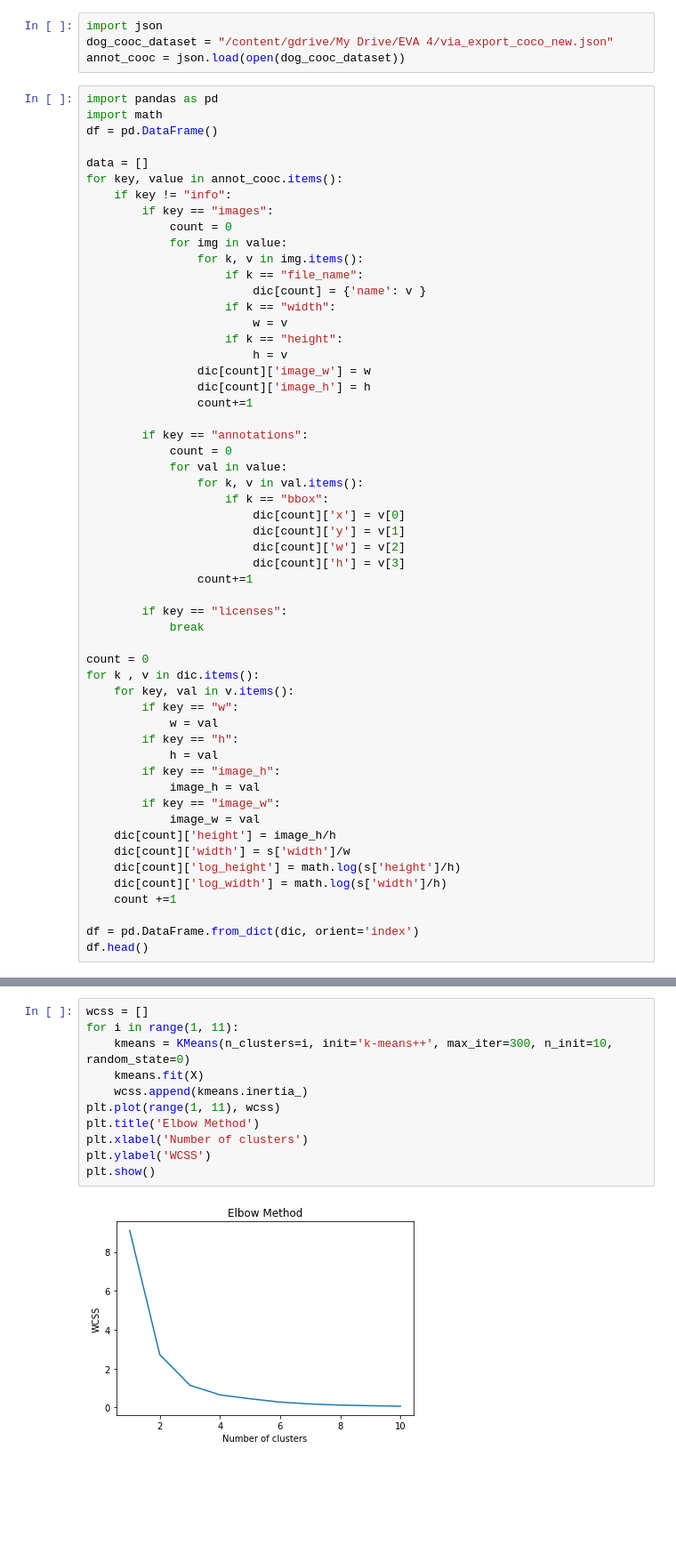
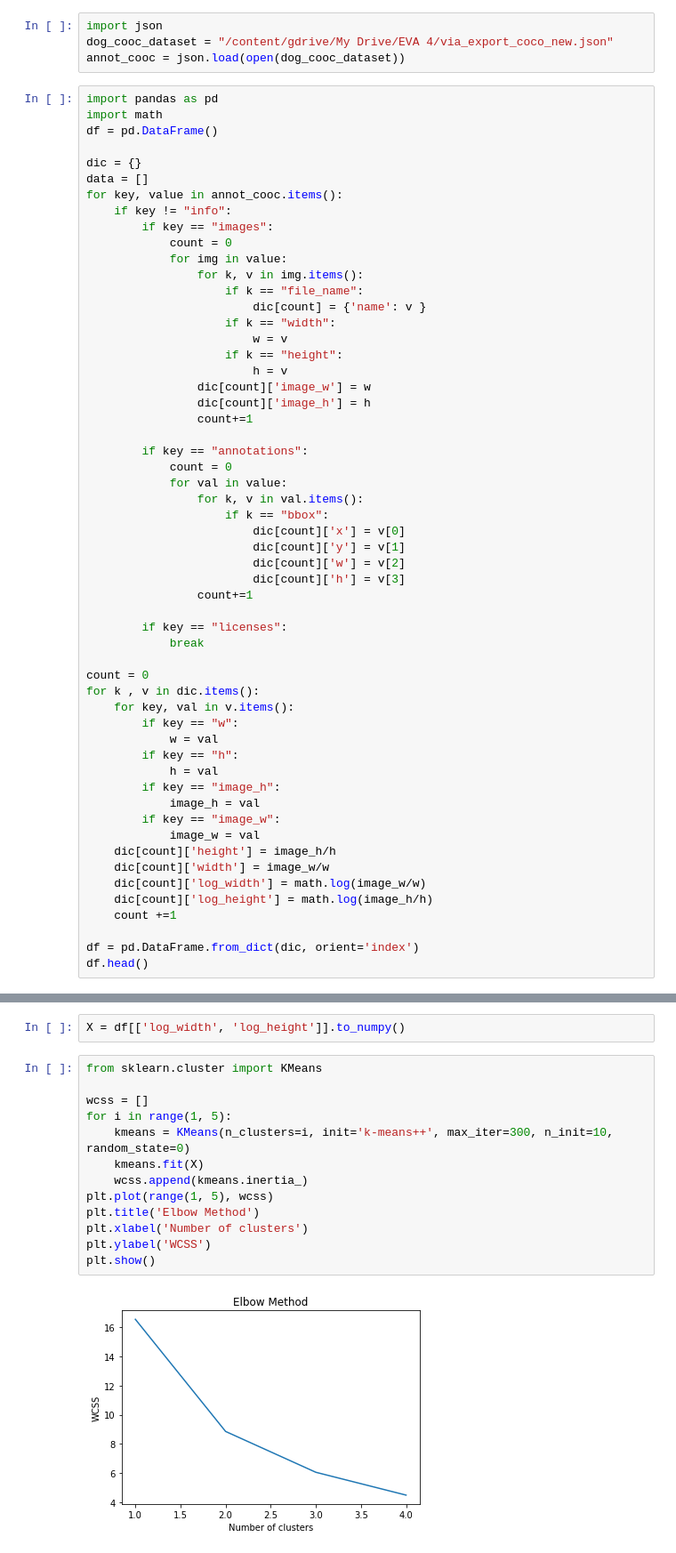
Before and after one commit to pandian-raja/EVA4_Session12, a Jupyter notebook: Session12_Assignment_B.ipynb, the cells around one changed output, grey strips where cells are left out. Shown at 89% size. Drawn from its saved outputs; the diff is of its cells as text; blank space fills up the shorter version.

```diff
--- a/Session12_Assignment_B.ipynb
+++ b/Session12_Assignment_B.ipynb
@@ -16,6 +16,7 @@ import pandas as pd
 import math
 df = pd.DataFrame()
 
+dic = {}
 data = []
 for key, value in annot_cooc.items():
     if key != "info":
@@ -59,9 +60,9 @@ for k , v in dic.items():
         if key == "image_w":
             image_w = val
     dic[count]['height'] = image_h/h
-    dic[count]['width'] = s['width']/w
-    dic[count]['log_height'] = math.log(s['height']/h)
-    dic[count]['log_width'] = math.log(s['width']/h)
+    dic[count]['width'] = image_w/w
+    dic[count]['log_width'] = math.log(image_w/w)
+    dic[count]['log_height'] = math.log(image_h/h)
     count +=1
 
 df = pd.DataFrame.from_dict(dic, orient='index')
@@ -86,16 +87,20 @@ df.plot.scatter('log_width', 'log_height')
+# %%
+X = df[['log_width', 'log_height']].to_numpy()
 # %%
+from sklearn.cluster import KMeans
+
 wcss = []
-for i in range(1, 11):
+for i in range(1, 5):
     kmeans = KMeans(n_clusters=i, init='k-means++', max_iter=300, n_init=10, random_state=0)
     kmeans.fit(X)
     wcss.append(kmeans.inertia_)
-plt.plot(range(1, 11), wcss)
+plt.plot(range(1, 5), wcss)
 plt.title('Elbow Method')
 plt.xlabel('Number of clusters')
 plt.ylabel('WCSS')
 plt.show()
 # %% [output]
-[figure, old version]
+[figure, new version]
 # %%
 kmeans = KMeans(n_clusters=4, init='k-means++', max_iter=300, n_init=10, random_state=0)
 pred_y = kmeans.fit_predict(X)
```
Also changed, not shown: parts of 4 cells of this notebook.
